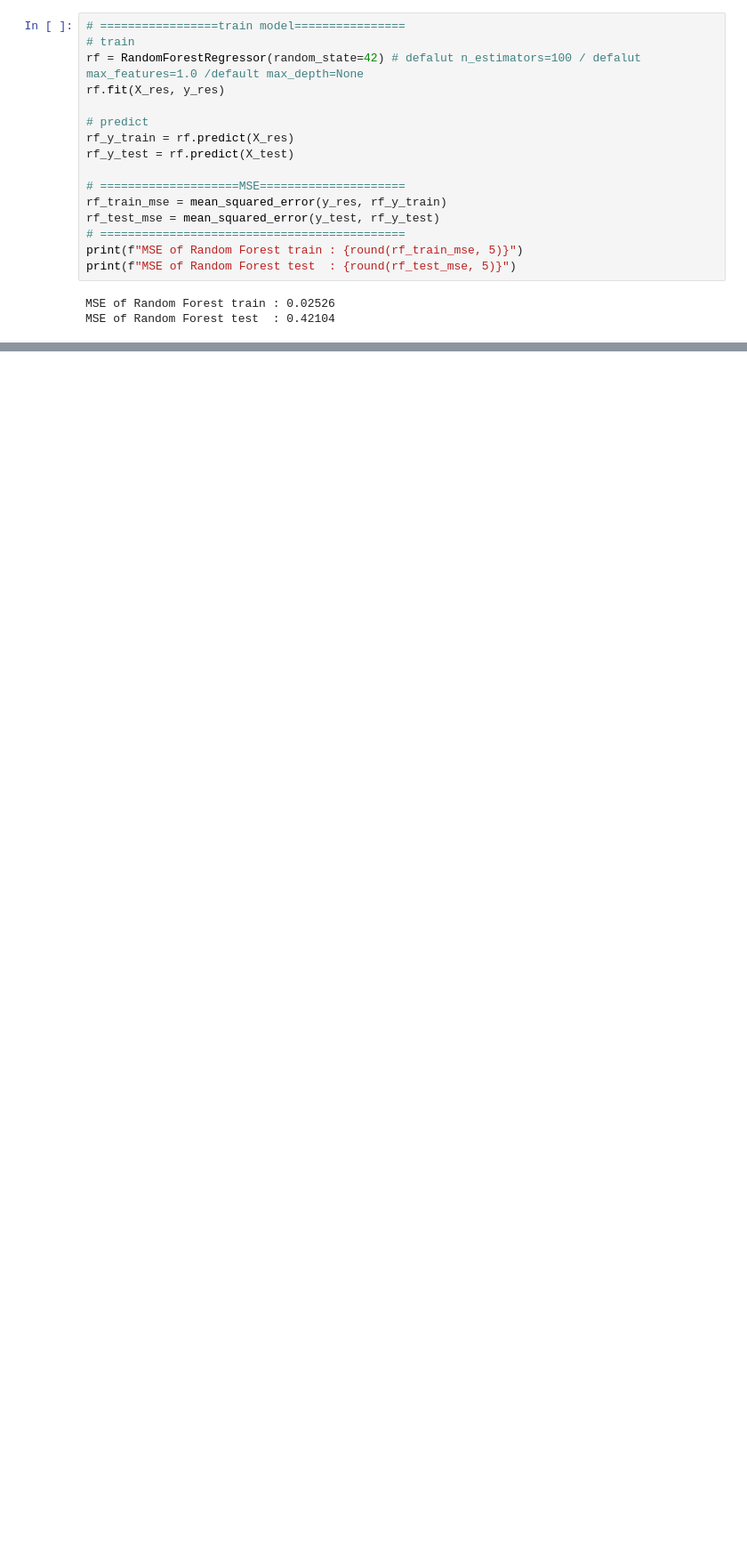
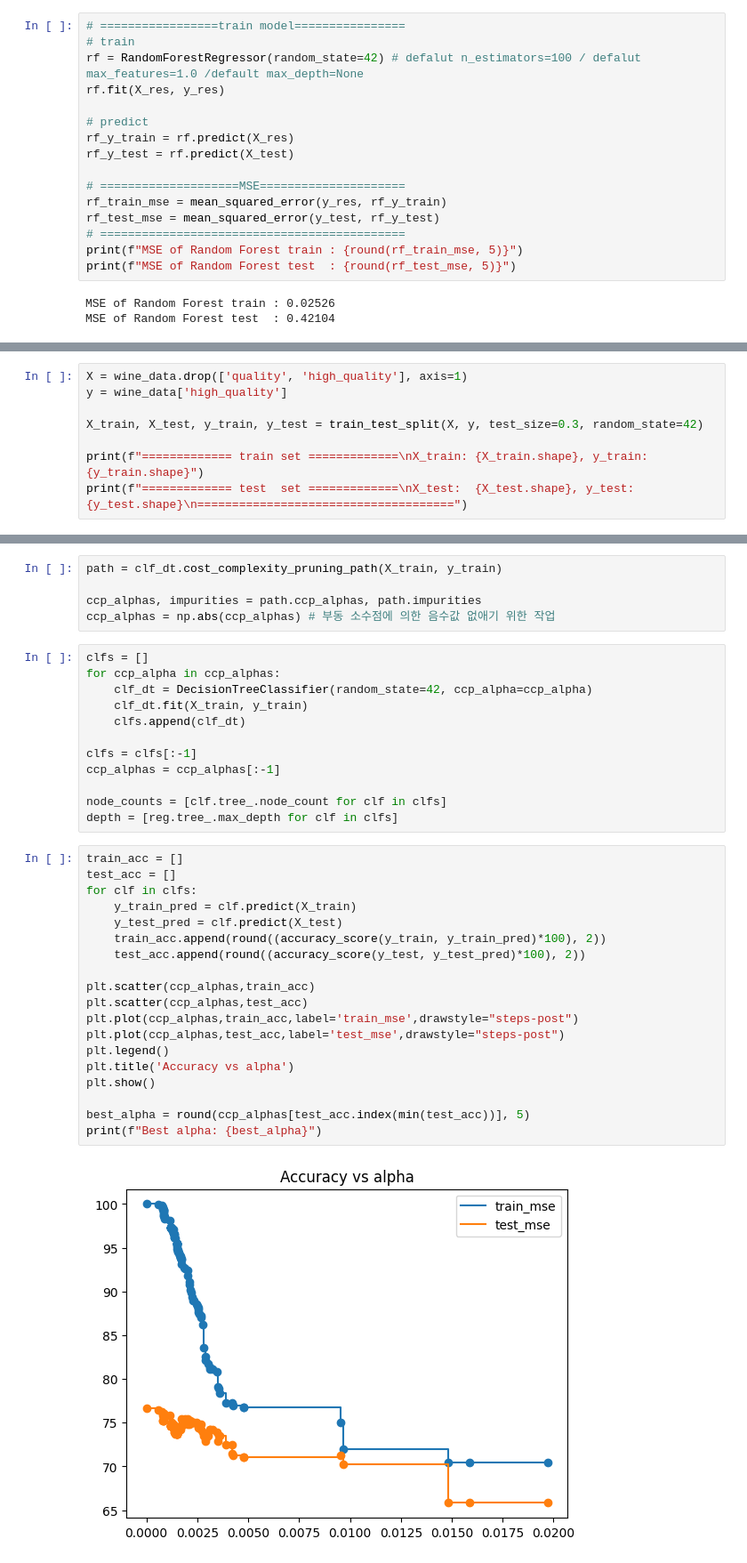
Before and after one commit to YeHoonJang/archive_for_everything, a Jupyter notebook: project_univ/pknu/machine_learning/Assignment_02/assignment_02.ipynb, the cells around one changed output, grey strips where cells are left out. Shown: that part at 89% size. Cells and saved outputs as stored; diff of their text form; blank space fills up the shorter version.

```diff
--- a/project_univ/pknu/machine_learning/Assignment_02/assignment_02.ipynb
+++ b/project_univ/pknu/machine_learning/Assignment_02/assignment_02.ipynb
@@ -635,0 +716,8 @@ print(f"MSE of Kernel SVM test  : {round(kernel_svm_test_mse, 5)}")
+# %%
+X = wine_data.drop(['quality', 'high_quality'], axis=1)
+y = wine_data['high_quality']
+
+X_train, X_test, y_train, y_test = train_test_split(X, y, test_size=0.3, random_state=42)
+
+print(f"============= train set =============\nX_train: {X_train.shape}, y_train: {y_train.shape}")
+print(f"============= test  set =============\nX_test:  {X_test.shape}, y_test:  {y_test.shape}\n=====================================")
@@ -635,0 +852,38 @@ print(f"MSE of Kernel SVM test  : {round(kernel_svm_test_mse, 5)}")
+# %%
+path = clf_dt.cost_complexity_pruning_path(X_train, y_train)
+
+ccp_alphas, impurities = path.ccp_alphas, path.impurities
+ccp_alphas = np.abs(ccp_alphas) # 부동 소수점에 의한 음수값 없애기 위한 작업
+# %%
+clfs = []
+for ccp_alpha in ccp_alphas:
+    clf_dt = DecisionTreeClassifier(random_state=42, ccp_alpha=ccp_alpha)
+    clf_dt.fit(X_train, y_train)
+    clfs.append(clf_dt)
+
+clfs = clfs[:-1]
+ccp_alphas = ccp_alphas[:-1]
+
+node_counts = [clf.tree_.node_count for clf in clfs]
+depth = [reg.tree_.max_depth for clf in clfs]
+# %%
+train_acc = []
+test_acc = []
+for clf in clfs:
+    y_train_pred = clf.predict(X_train)
+    y_test_pred = clf.predict(X_test)
+    train_acc.append(round((accuracy_score(y_train, y_train_pred)*100), 2))
+    test_acc.append(round((accuracy_score(y_test, y_test_pred)*100), 2))
+
+plt.scatter(ccp_alphas,train_acc)
+plt.scatter(ccp_alphas,test_acc)
+plt.plot(ccp_alphas,train_acc,label='train_mse',drawstyle="steps-post")
+plt.plot(ccp_alphas,test_acc,label='test_mse',drawstyle="steps-post")
+plt.legend()
+plt.title('Accuracy vs alpha')
+plt.show()
+
+best_alpha = round(ccp_alphas[test_acc.index(min(test_acc))], 5)
+print(f"Best alpha: {best_alpha}")
+# %% [output]
+[figure, added]
```
Also changed, not shown: parts of 96 cells of this notebook.
